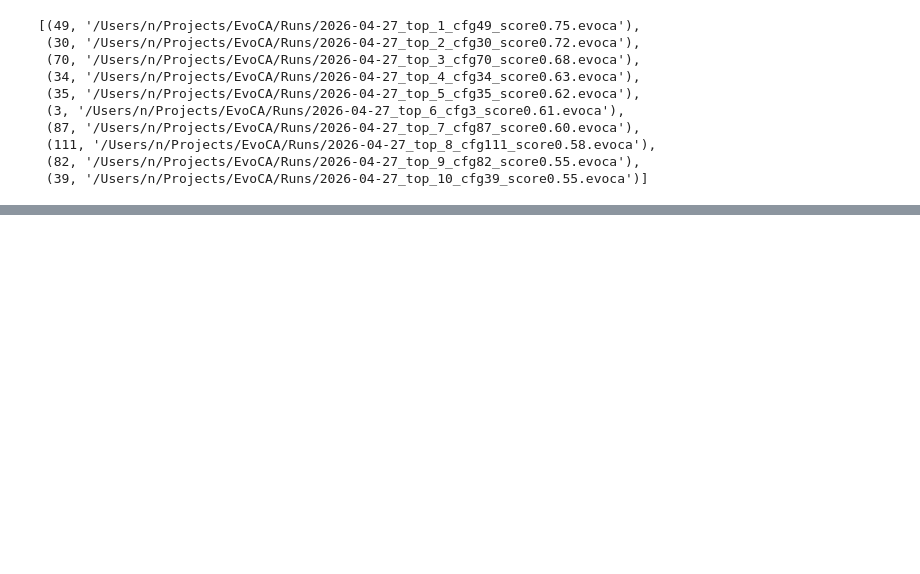
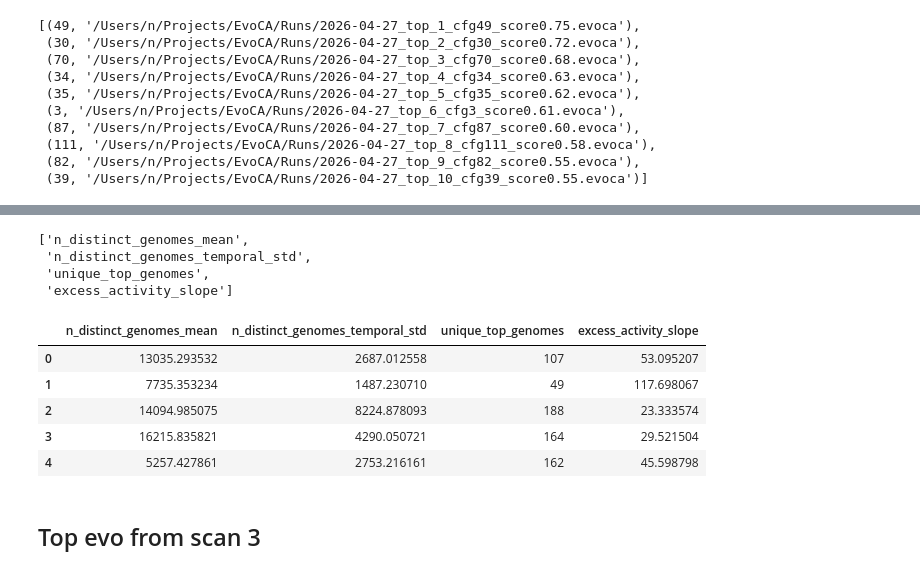
Before and after one commit to nhpackard/EvoCA, a Jupyter notebook: evoca_scans.ipynb, the cells around one changed output, grey strips where cells are left out. Cells and saved outputs as stored; diff of their text form; code cells hidden in the pictures; blank space fills up the shorter version.

Commit message:
added evca_scans notebook

```diff
--- a/evoca_scans.ipynb
+++ b/evoca_scans.ipynb
@@ -142,0 +306,2 @@ VBox(children=(HBox(children=(ToggleButton(value=True, description='Run', layout
+# %%
+dat = pd.read_csv('Scans/2026-04-27_push_edges/results.csv')
@@ -142,0 +487,19 @@ VBox(children=(HBox(children=(ToggleButton(value=True, description='Run', layout
+# %%
+EVO_METRICS
+# %% [output]
+['n_distinct_genomes_mean',
+ 'n_distinct_genomes_temporal_std',
+ 'unique_top_genomes',
+ 'excess_activity_slope']
+# %%
+
+dat[EVO_METRICS].head()
+# %% [output]
+|  | n_distinct_genomes_mean | n_distinct_genomes_temporal_std | unique_top_genomes | excess_activity_slope |
+| 0 | 13035.293532 | 2687.012558 | 107 | 53.095207 |
+| 1 | 7735.353234 | 1487.230710 | 49 | 117.698067 |
+| 2 | 14094.985075 | 8224.878093 | 188 | 23.333574 |
+| 3 | 16215.835821 | 4290.050721 | 164 | 29.521504 |
+| 4 | 5257.427861 | 2753.216161 | 162 | 45.598798 |
+# %% [markdown]
+## Top evo from scan 3
```
Also changed, not shown: parts of 41 cells of this notebook, 1 other file.
